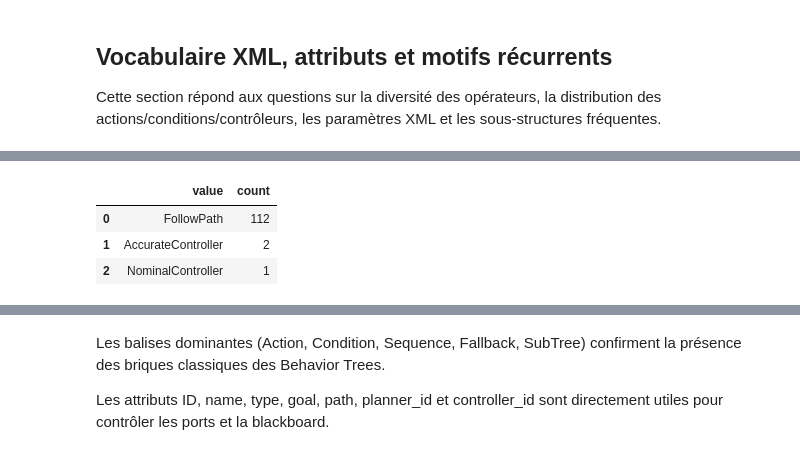
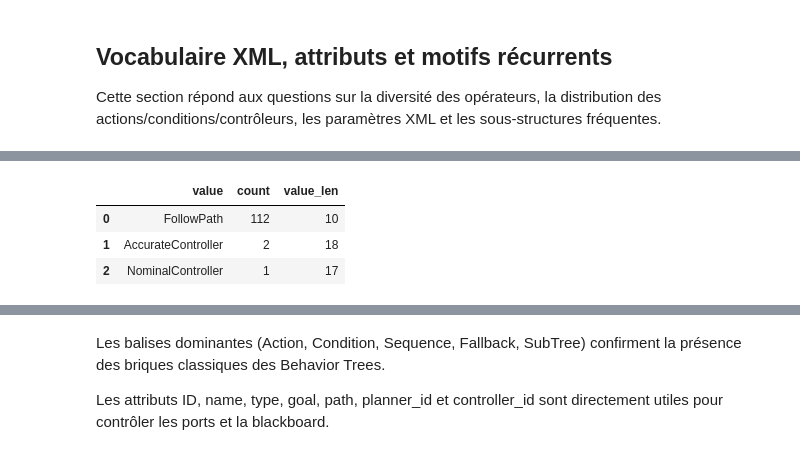
Before and after one commit to BTGenTP/BTGenBot_Nav4Rails, a Jupyter notebook: notebooks/eda_BT_mourad.ipynb, the cells around one changed output, grey strips where cells are left out. Cells and saved outputs as stored; diff of their text form; code cells hidden in the pictures.

Commit message:
Update execution counts and add tag lengths in EDA notebook

```diff
--- a/notebooks/eda_BT_mourad.ipynb
+++ b/notebooks/eda_BT_mourad.ipynb
@@ -597,66 +597,101 @@ Les plus grands exemples semblent souvent provenir de scénarios génériques d
 
 Cette section répond aux questions sur la diversité des opérateurs, la distribution des actions/conditions/contrôleurs, les paramètres XML et les sous-structures fréquentes.
 # %%
+import time
+
+CELL_START = time.perf_counter()
+MAX_DISPLAY_ROWS = 20
+MAX_TEXT_DISPLAY_CHARS = 180
+SHOW_EDA_PLOTS = bool(globals().get("SHOW_EDA_PLOTS", False))
+ENABLE_ATTR_KDE = bool(globals().get("ENABLE_ATTR_KDE", False))
+
+
+def truncate_text_for_display(series: pd.Series, max_chars: int = MAX_TEXT_DISPLAY_CHARS) -> pd.Series:
+    text = series.astype("string")
+    is_long = text.str.len() > max_chars
+    return text.mask(is_long, text.str.slice(0, max_chars) + "...")
+
+
+def display_with_truncated_text(df: pd.DataFrame, text_columns: list[str], max_rows: int = MAX_DISPLAY_ROWS) -> None:
+    view = df.head(max_rows).copy()
+    for column in text_columns:
+        if column not in view:
+            continue
+        view[f"{column}_len"] = view[column].astype("string").str.len()
+        view[column] = truncate_text_for_display(view[column])
+    display(view)
+
+
 top_tags = df_nodes["tag"].value_counts().head(30).rename_axis("tag").reset_index(name="count")
 top_labels = df_nodes["label"].value_counts().head(30).rename_axis("label").reset_index(name="count")
 top_attrs = df_attrs["attr_name"].value_counts().head(30).rename_axis("attr_name").reset_index(name="count")
 
-display(top_tags.head(15))
-display(top_labels.head(15))
-display(top_attrs.head(15))
+display_with_truncated_text(top_tags, ["tag"], max_rows=15)
+display_with_truncated_text(top_labels, ["label"], max_rows=15)
+display_with_truncated_text(top_attrs, ["attr_name"], max_rows=15)
 
-category_by_depth = (
-    df_nodes.groupby(["depth", "category"])
-    .size()
-    .reset_index(name="count")
-    .pivot(index="depth", columns="category", values="count")
-    .fillna(0)
-)
+category_by_depth = pd.crosstab(df_nodes["depth"], df_nodes["category"])
 
-if HAS_PLOTTING:
+if HAS_PLOTTING and SHOW_EDA_PLOTS:
     fig, axes = plt.subplots(1, 3, figsize=(22, 7))
-    sns.barplot(data=top_tags, y="tag", x="count", ax=axes[0])
+    sns.barplot(data=top_tags.head(15), y="tag", x="count", ax=axes[0])
     axes[0].set_title("Top tags XML")
-    sns.barplot(data=top_labels, y="label", x="count", ax=axes[1])
+    sns.barplot(data=top_labels.head(15), y="label", x="count", ax=axes[1])
     axes[1].set_title("Top labels ID/name/tag")
-    sns.barplot(data=top_attrs, y="attr_name", x="count", ax=axes[2])
+    sns.barplot(data=top_attrs.head(15), y="attr_name", x="count", ax=axes[2])
     axes[2].set_title("Top attributs XML")
     plt.tight_layout()
     plt.show()
+    plt.close(fig)
 
-    plt.figure(figsize=(12, 6))
-    sns.heatmap(category_by_depth, cmap="Blues")
-    plt.title("Catégories de noeuds par profondeur")
+    fig, ax = plt.subplots(figsize=(12, 6))
+    sns.heatmap(category_by_depth, cmap="Blues", ax=ax)
+    ax.set_title("Catégories de noeuds par profondeur")
     plt.tight_layout()
     plt.show()
+    plt.close(fig)
+elif HAS_PLOTTING:
+    print("Plotting skipped by default. Set SHOW_EDA_PLOTS = True before this cell to render figures.")
 else:
     print("Plotting skipped: showing tabular summaries only.")
 
 display(category_by_depth.head(20))
 
 interesting_attrs = ["planner_id", "controller_id", "hz", "distance", "num_cycles", "number_of_retries", "service_name", "goal", "path"]
+df_attrs_by_name = {attr_name: group for attr_name, group in df_attrs.groupby("attr_name", sort=False)}
 for attr_name in interesting_attrs:
-    values = df_attrs.loc[df_attrs["attr_name"] == attr_name]
-    if values.empty:
+    values = df_attrs_by_name.get(attr_name)
+    if values is None or values.empty:
         continue
     print(f"\nAttribute: {attr_name} ({len(values)} occurrences)")
-    display(values["attr_value"].value_counts().head(15).rename_axis("value").reset_index(name="count"))
+    attr_counts = values["attr_value"].value_counts().head(15).rename_axis("value").reset_index(name="count")
+    display_with_truncated_text(attr_counts, ["value"], max_rows=15)
+
     numeric_values = values["attr_value_num"].dropna()
-    if HAS_PLOTTING and len(numeric_values) >= 5:
-        plt.figure(figsize=(8, 3))
-        sns.histplot(numeric_values, kde=True)
-        plt.title(f"Distribution numérique: {attr_name}")
+    if HAS_PLOTTING and SHOW_EDA_PLOTS and len(numeric_values) >= 5 and numeric_values.nunique() > 1:
+        fig, ax = plt.subplots(figsize=(8, 3))
+        sns.histplot(numeric_values, kde=ENABLE_ATTR_KDE, bins=min(30, int(numeric_values.nunique())), ax=ax)
+        ax.set_title(f"Distribution numérique: {attr_name}")
         plt.tight_layout()
         plt.show()
+        plt.close(fig)
 
 pattern_summary = (
-    df_patterns.groupby(["pattern_type", "pattern"])
+    df_patterns.groupby(["pattern_type", "pattern"], sort=False, observed=True)
     .agg(count=("record_id", "size"), n_records=("record_id", "nunique"))
     .reset_index()
-    .sort_values(["pattern_type", "count"], ascending=[True, False])
+)
+pattern_summary["pattern_len"] = pattern_summary["pattern"].astype("string").str.len()
+pattern_summary = pattern_summary.sort_values(
+    ["pattern_type", "count", "n_records"],
+    ascending=[True, False, False],
+    kind="stable",
 )
 
 for pattern_type in ["parent_child", "grandparent_parent_child", "subtree_signature"]:
     print(f"\nTop patterns: {pattern_type}")
-    display(pattern_summary.loc[pattern_summary["pattern_type"] == pattern_type].head(20))
+    top_patterns = pattern_summary.loc[pattern_summary["pattern_type"] == pattern_type]
+    display_with_truncated_text(top_patterns, ["pattern"], max_rows=MAX_DISPLAY_ROWS)
+
+print(f"\nEDA summary cell completed in {time.perf_counter() - CELL_START:.2f}s")
 # %% [output]
@@ -736,4 +770,4 @@ Attribute: controller_id (115 occurrences)
-|  | value | count |
-| 0 | FollowPath | 112 |
-| 1 | AccurateController | 2 |
-| 2 | NominalController | 1 |
+|  | value | count | value_len |
+| 0 | FollowPath | 112 | 10 |
+| 1 | AccurateController | 2 | 18 |
+| 2 | NominalController | 1 | 17 |
```
Also changed, not shown: parts of 4 cells of this notebook.
